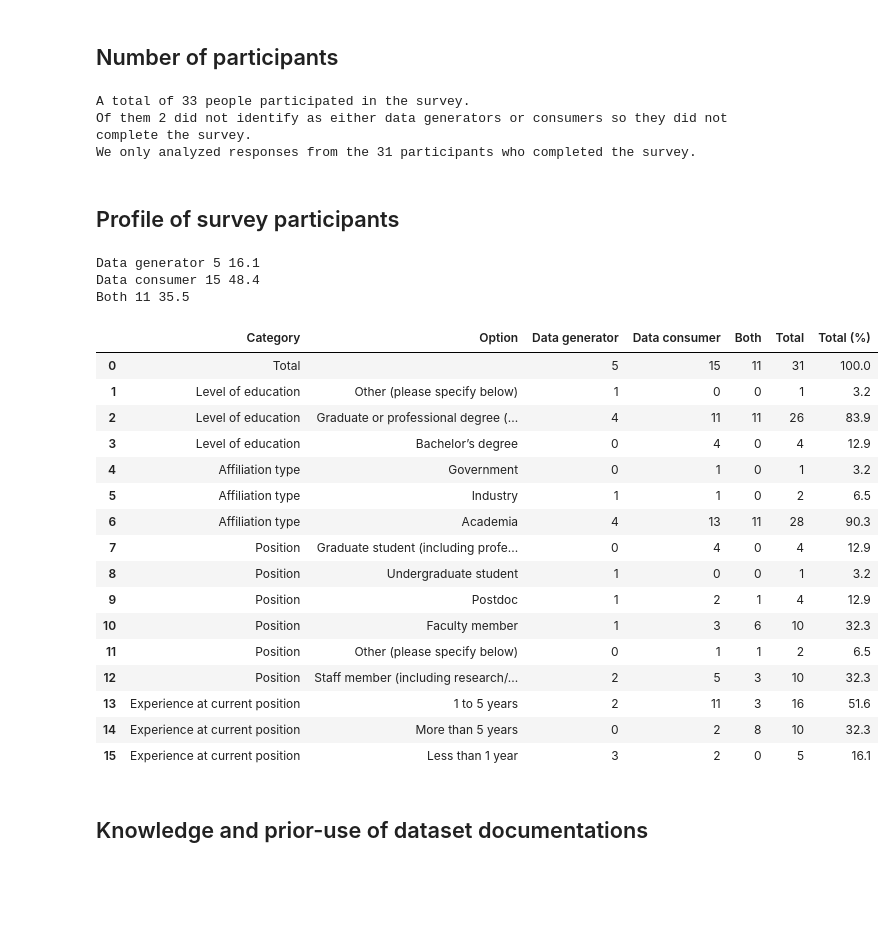
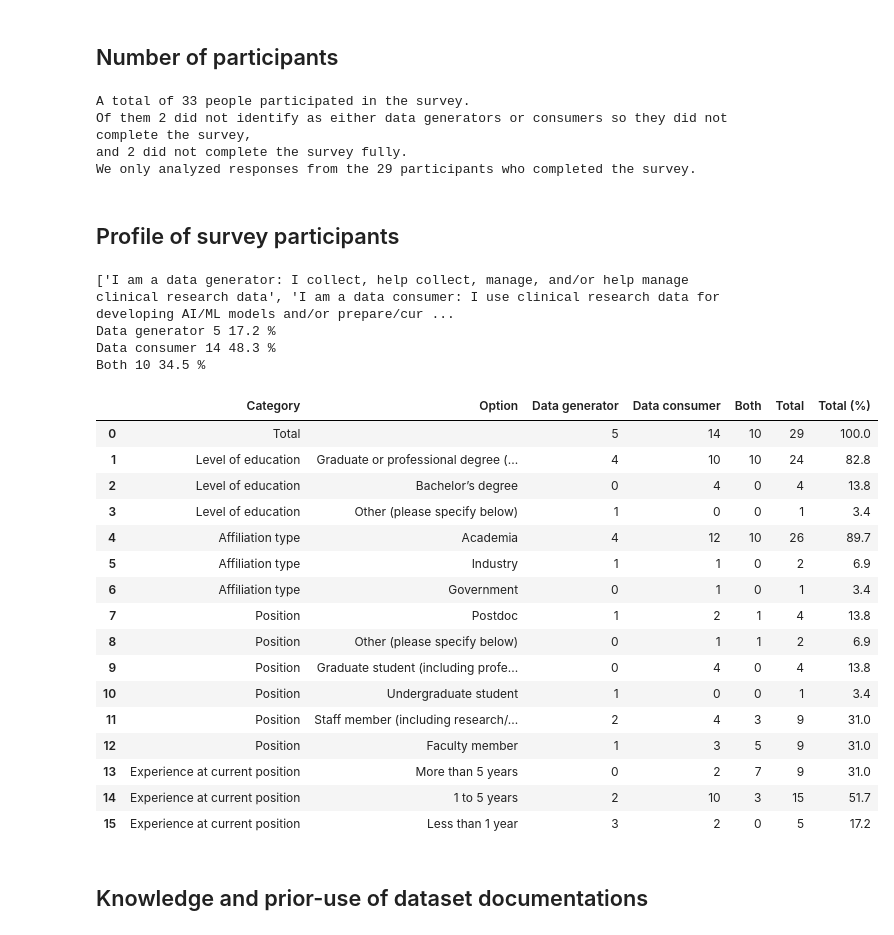
Before and after one commit to AI-READI/dataset-documentation-paper-code, a Jupyter notebook: survey-analysis.ipynb, the cells around one changed output. Saved outputs shown, nothing was run; the diff lists cells and outputs as text; code cells hidden in the pictures; blank space fills up the shorter version.

```diff
--- a/survey-analysis.ipynb
+++ b/survey-analysis.ipynb
@@ -51,34 +51,44 @@ df = pd.read_excel("inputs/dataset/primary/survey-results.xlsx")
 # %% [markdown]
 ## Number of participants
 # %%
-# separte the row with questions
+# separate the row with questions
 df_questions = df.iloc[0]
 df_responses = df.iloc[1:].reset_index(drop=True)
 
 # count
 total = len(df_responses)
-notcompleted = len(df_responses[df_responses["Q15"].str.contains("Neither")])
-completed = total - notcompleted
+notsuitable = len(df_responses[df_responses["Q15"].str.contains("Neither")])
+df_responses = df_responses.drop(
+    df_responses[df_responses["Q15"].str.contains("Neither")].index
+)
+
+notcompleted = len(df_responses[df_responses["Finished"].str.contains("False")])
+df_responses = df_responses.drop(
+    df_responses[df_responses["Finished"].str.contains("False")].index
+)
+
+completed = total - notsuitable - notcompleted
 print("A total of", total, "people participated in the survey.")
 print(
     "Of them",
+    notsuitable,
+    "did not identify as either data generators or consumers so they did not complete the survey,",
+)
+print(
+    "and",
     notcompleted,
-    "did not identify as either data generators or consumers so they did not complete the survey.",
+    "did not complete the survey fully.",
 )
 print(
     "We only analyzed responses from the",
     completed,
     "participants who completed the survey.",
 )
-
-# keep only full survey participants
-df_responses = df_responses.drop(
-    df_responses[df_responses["Q15"].str.contains("Neither")].index
-)
 # %% [output]
 A total of 33 people participated in the survey.
-Of them 2 did not identify as either data generators or consumers so they did not complete the survey.
-We only analyzed responses from the 31 participants who completed the survey.
+Of them 2 did not identify as either data generators or consumers so they did not complete the survey,
+and 2 did not complete the survey fully.
+We only analyzed responses from the 29 participants who completed the survey.
 # %% [markdown]
 ## Profile of survey participants
 # %%
@@ -91,18 +101,19 @@ for start in role_starts:
         if option.startswith(start):
             role_options_arranged.append(option)
 role_options = role_options_arranged
+print(role_options)
 role_labels = ["Data generator", "Data consumer", "Both"]
 row = ["Total", ""]
 for i in range(len(role_options)):
     count = len(df_responses[df_responses[roleid] == role_options[i]])
     row.append(count)
-    print(role_labels[i], count, round(count / completed * 100, 1))
+    print(role_labels[i], count, round(count / completed * 100, 1), "%")
 # %% [output]
-Data generator 5 16.1
-Data consumer 15 48.4
-Both 11 35.5
+['I am a data generator: I collect, help collect, manage, and/or help manage clinical research data', 'I am a data consumer: I use clinical research data for developing AI/ML models and/or prepare/cur ...
+Data generator 5 17.2 %
+Data consumer 14 48.3 %
+Both 10 34.5 %
 # %%
-role_labels = ["Data generator", "Data consumer", "Both"]
 role_labels = role_labels + ["Total"]
 profile_list = []
 row = ["Total", ""]
@@ -112,49 +123,49 @@ for i in range(len(role_options)):
 row.append(len(df_responses))
 profile_list.append(row)
 questionids = ["Q13", "Q260", "Q39", "Q40"]
 question_labels = [
     "Level of education",
     "Affiliation type",
     "Position",
     "Experience at current position",
 ]
 
 for i in range(len(questionids)):
     options = list(set(list(df_responses[questionids[i]].values)))
     for option in options:
         row = [question_labels[i], option]
         for role in role_options:
             count = len(
                 df_responses[
                     (df_responses[questionids[i]] == option)
                     & (df_responses[roleid] == role)
                 ]
             )
             row.append(count)
         row.append(len(df_responses[df_responses[questionids[i]] == option]))
         profile_list.append(row)
 df_profile = pd.DataFrame(profile_list, columns=["Category", "Option"] + role_labels)
 df_profile["Total (%)"] = round(df_profile["Total"] / completed * 100, 1)
 display(df_profile)
 df_profile.to_excel("outputs/survey_profiles.xlsx", index=False)
 # %% [output]
 |  | Category | Option | Data generator | Data consumer | Both | Total | Total (%) |
-| 0 | Total |  | 5 | 15 | 11 | 31 | 100.0 |
-| 1 | Level of education | Other (please specify below) | 1 | 0 | 0 | 1 | 3.2 |
-| 2 | Level of education | Graduate or professional degree (... | 4 | 11 | 11 | 26 | 83.9 |
-| 3 | Level of education | Bachelor’s degree | 0 | 4 | 0 | 4 | 12.9 |
-| 4 | Affiliation type | Government | 0 | 1 | 0 | 1 | 3.2 |
-| 5 | Affiliation type | Industry | 1 | 1 | 0 | 2 | 6.5 |
-| 6 | Affiliation type | Academia | 4 | 13 | 11 | 28 | 90.3 |
-| 7 | Position | Graduate student (including profe... | 0 | 4 | 0 | 4 | 12.9 |
-| 8 | Position | Undergraduate student | 1 | 0 | 0 | 1 | 3.2 |
-| 9 | Position | Postdoc | 1 | 2 | 1 | 4 | 12.9 |
-| 10 | Position | Faculty member | 1 | 3 | 6 | 10 | 32.3 |
-| 11 | Position | Other (please specify below) | 0 | 1 | 1 | 2 | 6.5 |
-| 12 | Position | Staff member (including research/... | 2 | 5 | 3 | 10 | 32.3 |
-| 13 | Experience at current position | 1 to 5 years | 2 | 11 | 3 | 16 | 51.6 |
-| 14 | Experience at current position | More than 5 years | 0 | 2 | 8 | 10 | 32.3 |
-| 15 | Experience at current position | Less than 1 year | 3 | 2 | 0 | 5 | 16.1 |
+| 0 | Total |  | 5 | 14 | 10 | 29 | 100.0 |
+| 1 | Level of education | Graduate or professional degree (... | 4 | 10 | 10 | 24 | 82.8 |
+| 2 | Level of education | Bachelor’s degree | 0 | 4 | 0 | 4 | 13.8 |
+| 3 | Level of education | Other (please specify below) | 1 | 0 | 0 | 1 | 3.4 |
+| 4 | Affiliation type | Academia | 4 | 12 | 10 | 26 | 89.7 |
+| 5 | Affiliation type | Industry | 1 | 1 | 0 | 2 | 6.9 |
+| 6 | Affiliation type | Government | 0 | 1 | 0 | 1 | 3.4 |
+| 7 | Position | Postdoc | 1 | 2 | 1 | 4 | 13.8 |
+| 8 | Position | Other (please specify below) | 0 | 1 | 1 | 2 | 6.9 |
+| 9 | Position | Graduate student (including profe... | 0 | 4 | 0 | 4 | 13.8 |
+| 10 | Position | Undergraduate student | 1 | 0 | 0 | 1 | 3.4 |
+| 11 | Position | Staff member (including research/... | 2 | 4 | 3 | 9 | 31.0 |
+| 12 | Position | Faculty member | 1 | 3 | 5 | 9 | 31.0 |
+| 13 | Experience at current position | More than 5 years | 0 | 2 | 7 | 9 | 31.0 |
+| 14 | Experience at current position | 1 to 5 years | 2 | 10 | 3 | 15 | 51.7 |
+| 15 | Experience at current position | Less than 1 year | 3 | 2 | 0 | 5 | 17.2 |
 # %% [markdown]
 ## Knowledge and prior-use of dataset documentations
 # %%
```
Also changed, not shown: parts of 49 cells of this notebook, 20 other files.
